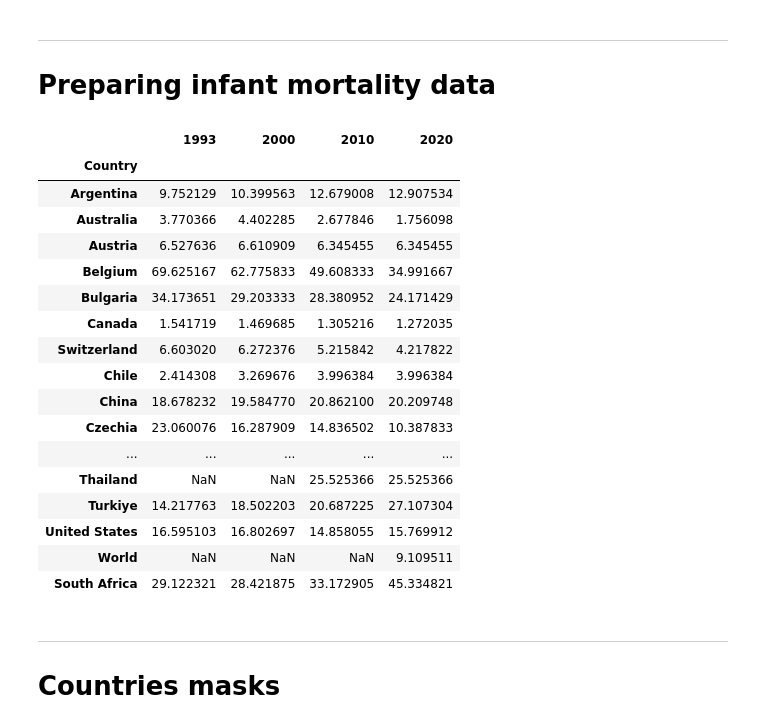
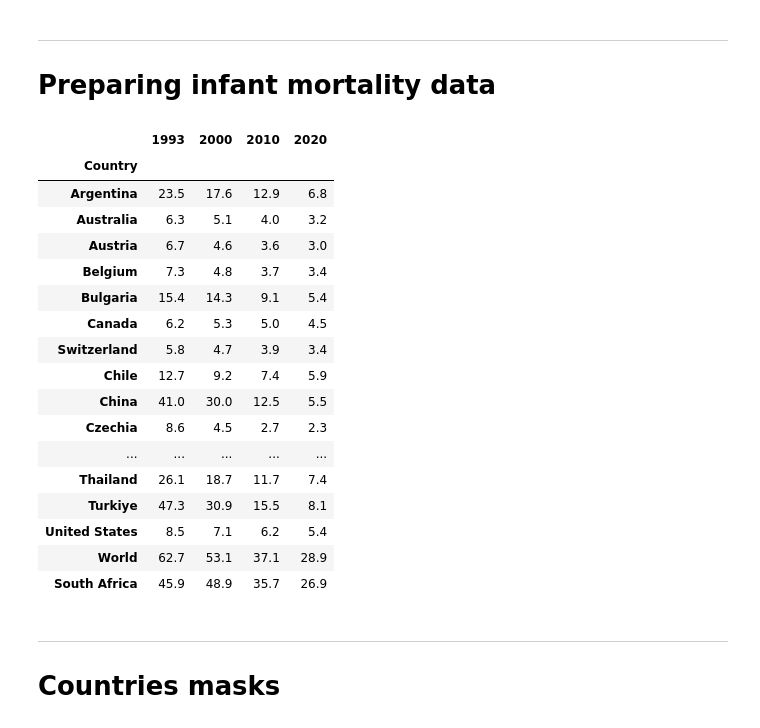
Before and after one commit to EdoardoTronconi/TesiMagistrale, a Jupyter notebook: LoadData.ipynb, the cells around one changed output. Drawn from its saved outputs; the diff is of its cells as text; code cells hidden in the pictures.

Commit message:
Reorganized processed data

```diff
--- a/LoadData.ipynb
+++ b/LoadData.ipynb
@@ -671,6 +682,8 @@ raw_data_infant_mortality.set_index("Country Name", drop=True, inplace=True)
 raw_data_infant_mortality.columns = raw_data_infant_mortality.columns.astype(int)
 # %%
 #getting full dataframe --> varName: `data_infant_mortality`
+data_issp = pd.read_pickle("Processed_Data/questionnaires/issp_questionnaires.pickle")
+
 data_infant_mortality = raw_data_infant_mortality[[1993,2000,2010,2020]].copy()
 
 countries_names_infant_mortality = {
@@ -678,7 +691,7 @@ countries_names_infant_mortality = {
     "Korea, Rep." : "South Corea",
     "Slovak Republic" : "Slovakia",
 }
-data_infant_mortality.index = data_infant_mortality.index.map(lambda x: countries_names_water[x] if x in countries_names_water else x)
+data_infant_mortality.index = data_infant_mortality.index.map(lambda x: countries_names_infant_mortality[x] if x in countries_names_infant_mortality else x)
 data_infant_mortality.index.names = ["Country"]
 
 data_infant_mortality = data_infant_mortality.loc[[idx in np.append(data_issp.index.get_level_values("Country").unique(), "World") for idx in data_infant_mortality.index.values],:]
@@ -687,24 +700,24 @@ data_water.to_pickle("Processed_Data/water_withdrawals.pickle")
 # %%
-data_water
+data_infant_mortality
 # %% [output]
 |  | 1993 | 2000 | 2010 | 2020 |
 | Country |  |  |  |  |
-| Argentina | 9.752129 | 10.399563 | 12.679008 | 12.907534 |
-| Australia | 3.770366 | 4.402285 | 2.677846 | 1.756098 |
-| Austria | 6.527636 | 6.610909 | 6.345455 | 6.345455 |
-| Belgium | 69.625167 | 62.775833 | 49.608333 | 34.991667 |
-| Bulgaria | 34.173651 | 29.203333 | 28.380952 | 24.171429 |
-| Canada | 1.541719 | 1.469685 | 1.305216 | 1.272035 |
-| Switzerland | 6.603020 | 6.272376 | 5.215842 | 4.217822 |
-| Chile | 2.414308 | 3.269676 | 3.996384 | 3.996384 |
-| China | 18.678232 | 19.584770 | 20.862100 | 20.209748 |
-| Czechia | 23.060076 | 16.287909 | 14.836502 | 10.387833 |
+| Argentina | 23.5 | 17.6 | 12.9 | 6.8 |
+| Australia | 6.3 | 5.1 | 4.0 | 3.2 |
+| Austria | 6.7 | 4.6 | 3.6 | 3.0 |
+| Belgium | 7.3 | 4.8 | 3.7 | 3.4 |
+| Bulgaria | 15.4 | 14.3 | 9.1 | 5.4 |
+| Canada | 6.2 | 5.3 | 5.0 | 4.5 |
+| Switzerland | 5.8 | 4.7 | 3.9 | 3.4 |
+| Chile | 12.7 | 9.2 | 7.4 | 5.9 |
+| China | 41.0 | 30.0 | 12.5 | 5.5 |
+| Czechia | 8.6 | 4.5 | 2.7 | 2.3 |
 | ... | ... | ... | ... | ... |
-| Thailand | NaN | NaN | 25.525366 | 25.525366 |
-| Turkiye | 14.217763 | 18.502203 | 20.687225 | 27.107304 |
-| United States | 16.595103 | 16.802697 | 14.858055 | 15.769912 |
-| World | NaN | NaN | NaN | 9.109511 |
-| South Africa | 29.122321 | 28.421875 | 33.172905 | 45.334821 |
+| Thailand | 26.1 | 18.7 | 11.7 | 7.4 |
+| Turkiye | 47.3 | 30.9 | 15.5 | 8.1 |
+| United States | 8.5 | 7.1 | 6.2 | 5.4 |
+| World | 62.7 | 53.1 | 37.1 | 28.9 |
+| South Africa | 45.9 | 48.9 | 35.7 | 26.9 |
 # %% [markdown]
 ___
 # Countries masks
```
Also changed, not shown: parts of 21 cells of this notebook, 12 other files.
